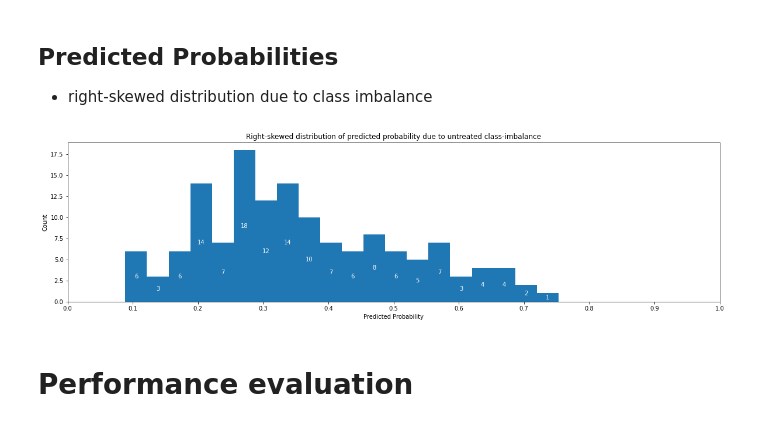
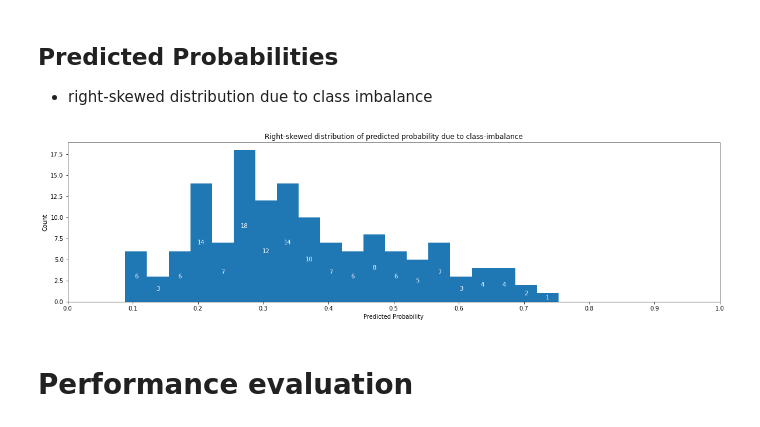
Before and after one commit to WillKWL/Project-NBASeason, a Jupyter notebook: source/3A_test_set_evaluation.ipynb, the cells around one changed output. Saved outputs shown, nothing was run; the diff lists cells and outputs as text; code cells hidden in the pictures.

Commit message:
updated with class imbalance instead of adasyn

```diff
--- a/source/3A_test_set_evaluation.ipynb
+++ b/source/3A_test_set_evaluation.ipynb
@@ -273,22 +273,22 @@ y_probs = best_model.predict_proba(X_test)[:,1]
 # %%
 fig, ax = plt.subplots(1,1)
 ax.hist(y_probs, bins = 20)
 for rect in ax.patches:
     height = rect.get_height()
     ax.annotate(f"{height:0.0f}",
                 xy=(rect.get_x() + rect.get_width() / 2, height/2),
                 xytext=(0, 0),  # 3 points vertical offset
                 textcoords="offset points",
                 color = 'white',
                 ha='center', va='center')
 plt.xlim(0,1)
 plt.xticks(np.arange(0,1.1,0.1))
 plt.xlabel("Predicted Probability")
 plt.ylabel("Count")
-plt.title("Right-skewed distribution of predicted probability due to untreated class-imbalance")
+plt.title("Right-skewed distribution of predicted probability due to class-imbalance")
 plt.show()
 # %% [output]
-[figure, old version]
+[figure, new version]
 # %% [markdown]
 # Performance evaluation
 # %% [markdown]
```
Also changed, not shown: parts of 3 cells of this notebook.
